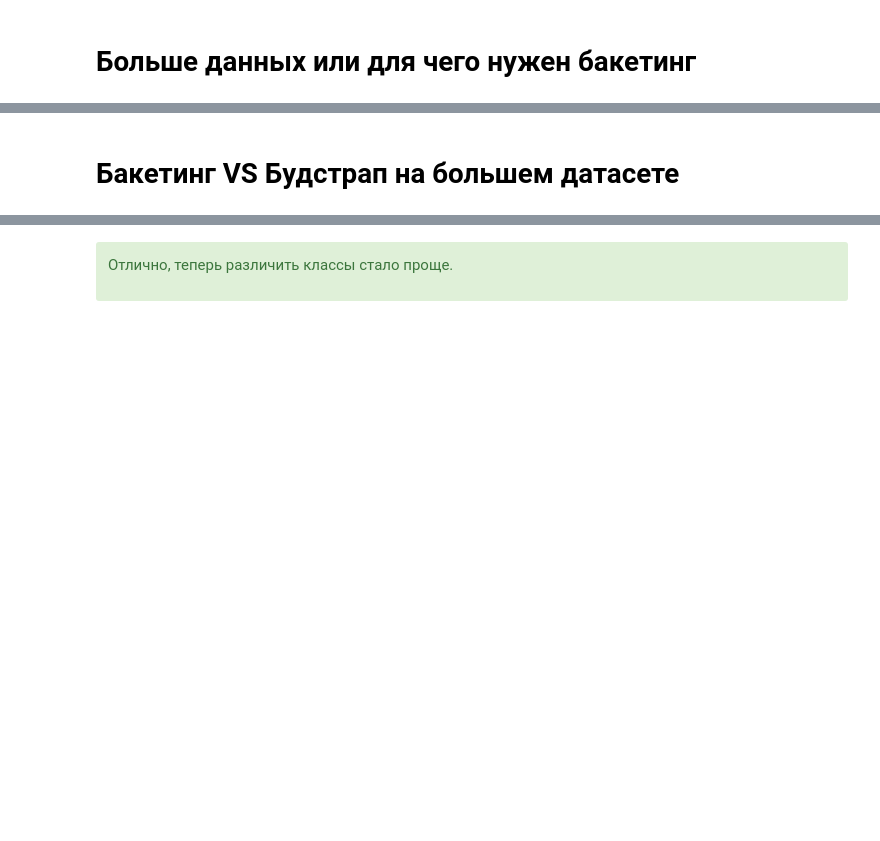
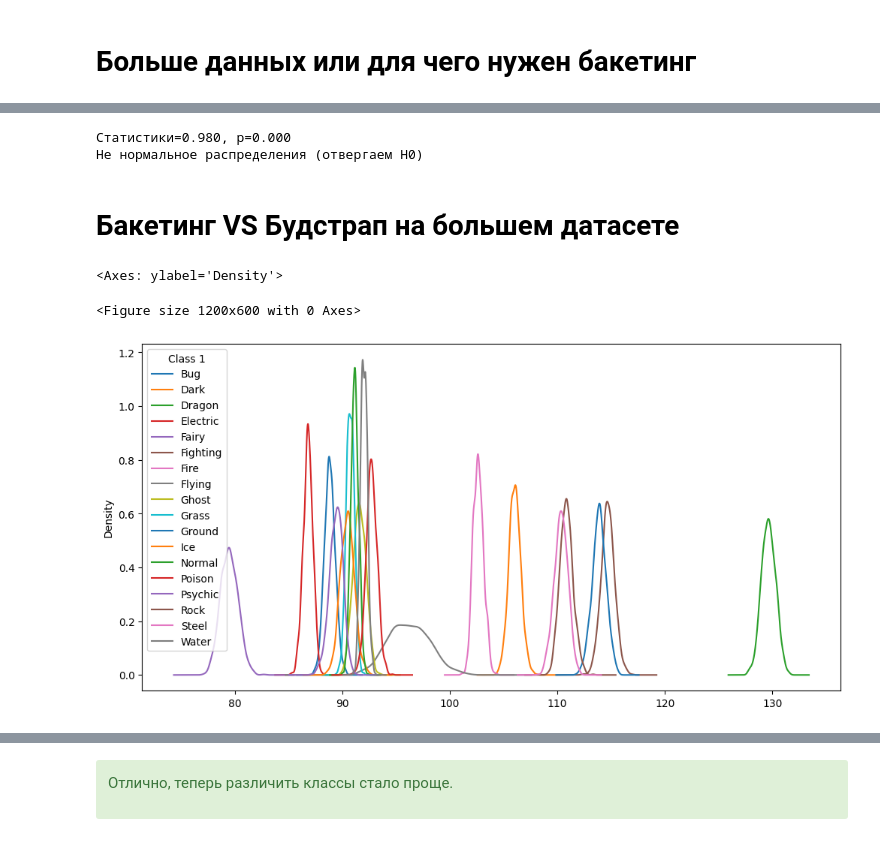
Before and after one commit to djpumauzb/Analyitics, a Jupyter notebook: A-B testing/lesson4/4.7 distrib2normal_adv.ipynb, the cells around one changed output, grey strips where cells are left out. Saved outputs shown, nothing was run; the diff lists cells and outputs as text; code cells hidden in the pictures; blank space fills up the shorter version.

```diff
--- a/A-B testing/lesson4/4.7 distrib2normal_adv.ipynb
+++ b/A-B testing/lesson4/4.7 distrib2normal_adv.ipynb
@@ -203,7 +272,7 @@ else:
 # %%
 pokemon_path = 'https://raw.githubusercontent.com/a-milenkin/mipt_data_science_2021/main/data/big_dataset_pokemons.csv'
 
-big_data = pd.read_csv(pokemon_path, error_bad_lines=False, index_col=0)  # Откроем датасет
+big_data = pd.read_csv(pokemon_path, on_bad_lines='skip', index_col=0)  # Откроем датасет
 print(big_data.shape)
 big_data.head()
 
@@ -222,23 +301,30 @@ if p_value > 0.05:  # Интерпретируем
     print("Нормальное распределение (не отвергаем H0)")
 else:
     print("Не нормальное распределения (отвергаем H0)")
+# %% [output]
+Статистики=0.980, p=0.000
+Не нормальное распределения (отвергаем H0)
 # %% [markdown]
 # Бакетинг VS Будстрап на большем датасете
 # %%
-plt.figure(figsize=(15, 10))
+plt.figure(figsize=(12, 6))
 
 boot_1d = [] # Создаем список получаемых будстапированных значений средних в каждого классе
 for i in tqdm(range(1000)):
     boot_mean = (
         big_data.sample(frac=1, replace=True).groupby("Class 1")["Attack"].mean()
     )  # retention_1
     boot_1d.append(boot_mean)
 
 # Преобразование списка в DataFrame
 boot_1d = pd.DataFrame(boot_1d)
 
 # A Kernel Density Estimate plot of the bootstrap distributions
-boot_1d.plot(kind="density", figsize=(15, 5));
+boot_1d.plot(kind="density", figsize=(12, 6))
+# %% [output]
+<Axes: ylabel='Density'>
+<Figure size 1200x600 with 0 Axes>
+[figure, added]
 # %%
 # Проверим с помощью теста Шапиро!
 
```
Also changed, not shown: parts of 16 cells of this notebook, 1 other file.
